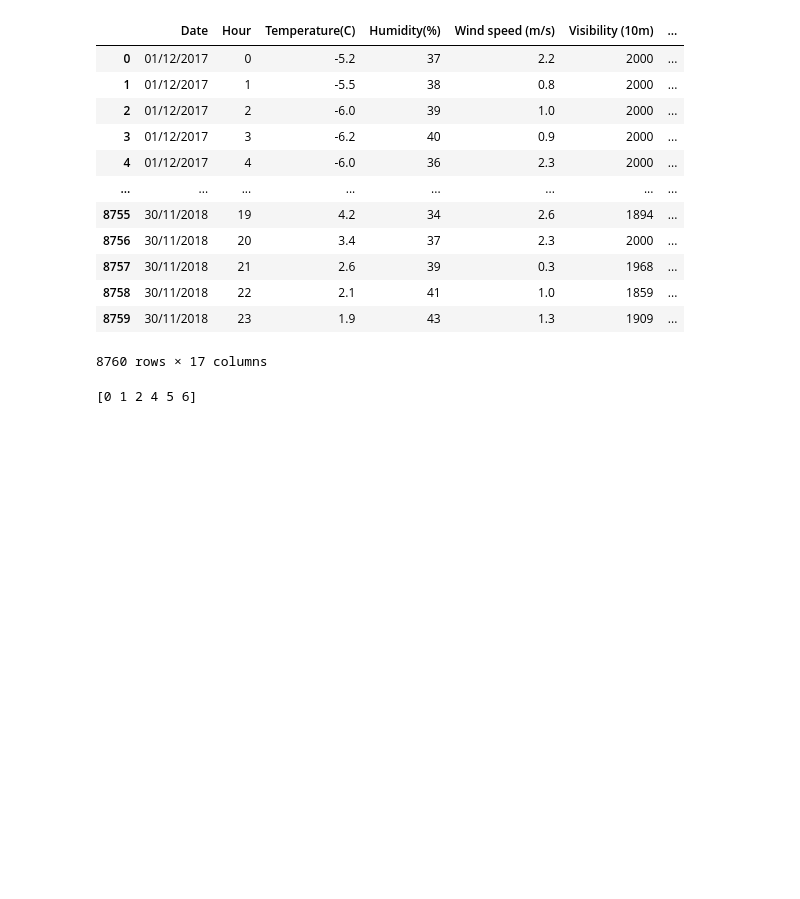
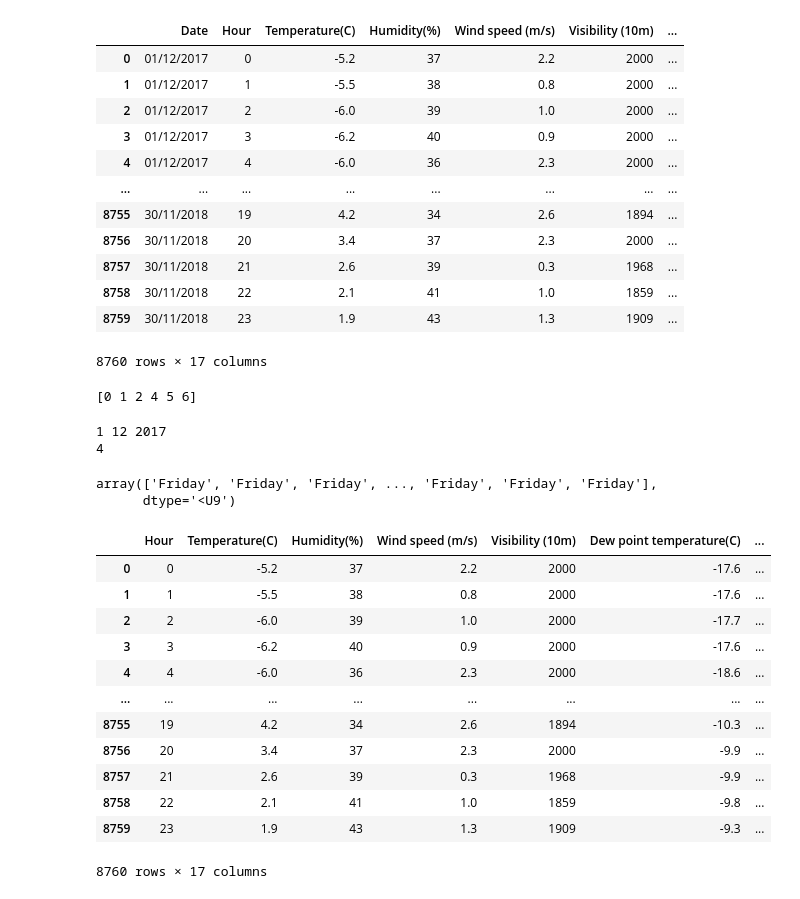
Before and after one commit to gabriel-marchetti/personal, a Jupyter notebook: aula_unicamp/2024_1s/mc886/Trabalhos/Trabalho1/code_bikes.ipynb, the cells around one changed output. Saved outputs shown, nothing was run; the diff lists cells and outputs as text; code cells hidden in the pictures; blank space fills up the shorter version.

```diff
--- a/aula_unicamp/2024_1s/mc886/Trabalhos/Trabalho1/code_bikes.ipynb
+++ b/aula_unicamp/2024_1s/mc886/Trabalhos/Trabalho1/code_bikes.ipynb
@@ -107,3 +109,27 @@ arrayClass = TransformToClasses(array, numberOfClasses=7)
 print(arrayClass)
 # %% [output]
 [0 1 2 4 5 6]
+# %%
+date_str = str(X_final['Date'][0])
+day, month, year = map(int, date_str.split('/'))
+print(day, month, year)
+date = datetime.date(year, month, day)
+print(date.weekday())
+# %% [output]
+1 12 2017
+4
+# %%
+# Since that there is not much years to the dataset to visualize effects
+# on weekend rented and so on i will use a week_day encoder.
+week_days = [ 'Monday', 'Tuesday', 'Wednesday', 'Thurday', 'Friday', 'Saturday', 'Sunday' ]
+week_days_dataset = []
+for date in X_final['Date']:
+    date_str = str(date)
+    day, month, year = map(int, date_str.split('/'))
+    date = datetime.date(year, month, day)
+    week_days_dataset.append(week_days[date.weekday()])
+week_days_dataset = np.array( week_days_dataset )
+week_days_dataset
+# %% [output]
+array(['Friday', 'Friday', 'Friday', ..., 'Friday', 'Friday', 'Friday'],
+      dtype='<U9')
@@ -109,0 +139,16 @@ print(arrayClass)
+# %%
+X_final
+# %% [output]
+|  | Hour | Temperature(C) | Humidity(%) | Wind speed (m/s) | Visibility (10m) | Dew point temperature(C) | ... |
+| 0 | 0 | -5.2 | 37 | 2.2 | 2000 | -17.6 | ... |
+| 1 | 1 | -5.5 | 38 | 0.8 | 2000 | -17.6 | ... |
+| 2 | 2 | -6.0 | 39 | 1.0 | 2000 | -17.7 | ... |
+| 3 | 3 | -6.2 | 40 | 0.9 | 2000 | -17.6 | ... |
+| 4 | 4 | -6.0 | 36 | 2.3 | 2000 | -18.6 | ... |
+| ... | ... | ... | ... | ... | ... | ... | ... |
+| 8755 | 19 | 4.2 | 34 | 2.6 | 1894 | -10.3 | ... |
+| 8756 | 20 | 3.4 | 37 | 2.3 | 2000 | -9.9 | ... |
+| 8757 | 21 | 2.6 | 39 | 0.3 | 1968 | -9.9 | ... |
+| 8758 | 22 | 2.1 | 41 | 1.0 | 1859 | -9.8 | ... |
+| 8759 | 23 | 1.9 | 43 | 1.3 | 1909 | -9.3 | ... |
+8760 rows × 17 columns
```
Also changed, not shown: parts of 8 cells of this notebook, 1 other file.
